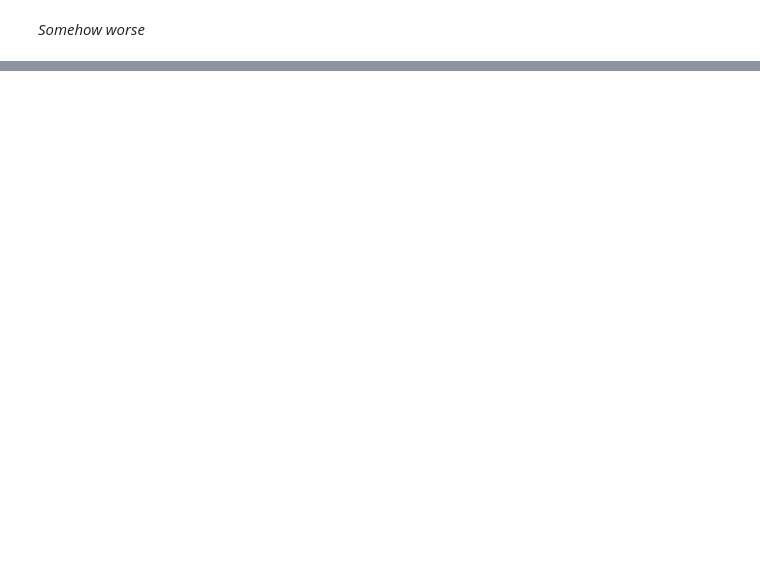
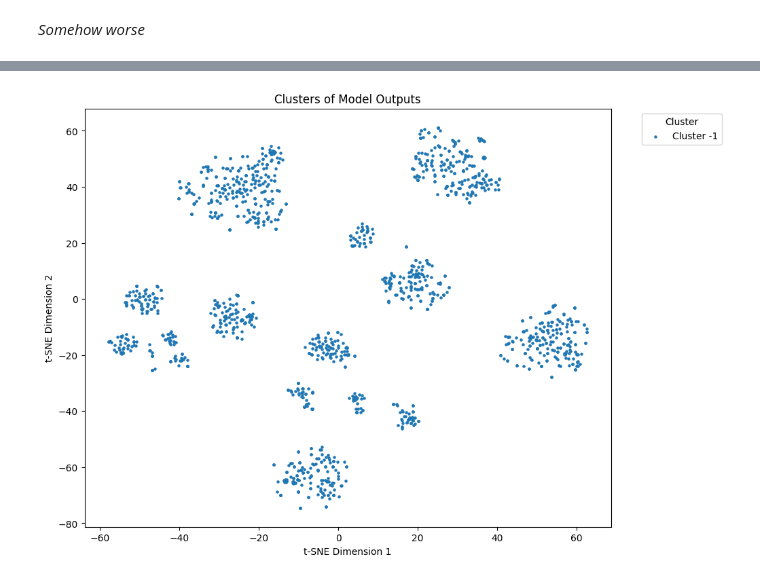
Before and after one commit to UoB-DSMP-2023-24/dsmp-2024-group-13, a Jupyter notebook: Language-model.ipynb, the cells around one changed output, grey strips where cells are left out. Cells and saved outputs as stored; diff of their text form; code cells hidden in the pictures; blank space fills up the shorter version.

Commit message:
Added DBscan clusters

```diff
--- a/Language-model.ipynb
+++ b/Language-model.ipynb
@@ -302,0 +330,24 @@ Accuracy: 0.2966666666666667
+# %%
+outputs_array = np.array(outputs)
+outputs_array = outputs_array.reshape(outputs_array.shape[0], -1)  # Flatten the last two dimensions
+
+tsne = TSNE(n_components=2, random_state=111)
+tsne_outputs = tsne.fit_transform(outputs_array)
+
+dbscan = DBSCAN(eps=0.1, min_samples=10)
+cluster_labels = dbscan.fit_predict(tsne_outputs)
+
+unique_clusters = np.unique(cluster_labels)
+
+plt.figure(figsize=(10, 8))
+for cluster in unique_clusters:
+    cluster_indices = np.where(cluster_labels == cluster)
+    plt.scatter(tsne_outputs[cluster_indices, 0], tsne_outputs[cluster_indices, 1], label=f'Cluster {cluster}', s=5)
+
+plt.title('Clusters of Model Outputs')
+plt.xlabel('t-SNE Dimension 1')
+plt.ylabel('t-SNE Dimension 2')
+plt.legend(title='Cluster', bbox_to_anchor=(1.05, 1), loc='upper left')
+plt.show()
+# %% [output]
+[figure, added]
```
Also changed, not shown: parts of 11 cells of this notebook, 1 other file.
